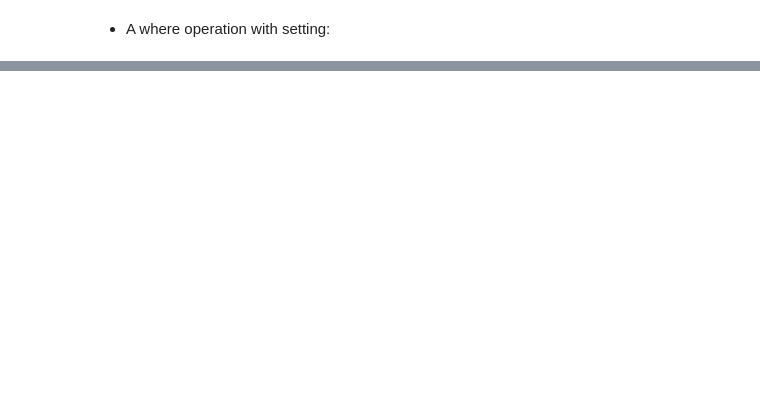
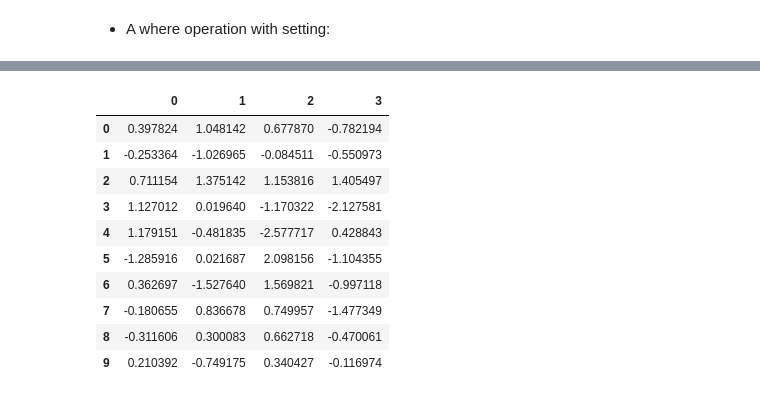
Before and after one commit to MrKami04/python-library, a Jupyter notebook: pandas/pandas_10.ipynb, the cells around one changed output, grey strips where cells are left out. Drawn from its saved outputs; the diff is of its cells as text; code cells hidden in the pictures; blank space fills up the shorter version.

```diff
--- a/pandas/pandas_10.ipynb
+++ b/pandas/pandas_10.ipynb
@@ -453,0 +625,15 @@ df2
+# %%
+df = pd.DataFrame(np.random.randn(10, 4))
+df
+# %% [output]
+|  | 0 | 1 | 2 | 3 |
+| 0 | 0.397824 | 1.048142 | 0.677870 | -0.782194 |
+| 1 | -0.253364 | -1.026965 | -0.084511 | -0.550973 |
+| 2 | 0.711154 | 1.375142 | 1.153816 | 1.405497 |
+| 3 | 1.127012 | 0.019640 | -1.170322 | -2.127581 |
+| 4 | 1.179151 | -0.481835 | -2.577717 | 0.428843 |
+| 5 | -1.285916 | 0.021687 | 2.098156 | -1.104355 |
+| 6 | 0.362697 | -1.527640 | 1.569821 | -0.997118 |
+| 7 | -0.180655 | 0.836678 | 0.749957 | -1.477349 |
+| 8 | -0.311606 | 0.300083 | 0.662718 | -0.470061 |
+| 9 | 0.210392 | -0.749175 | 0.340427 | -0.116974 |
```
Also changed, not shown: parts of 83 cells of this notebook.
